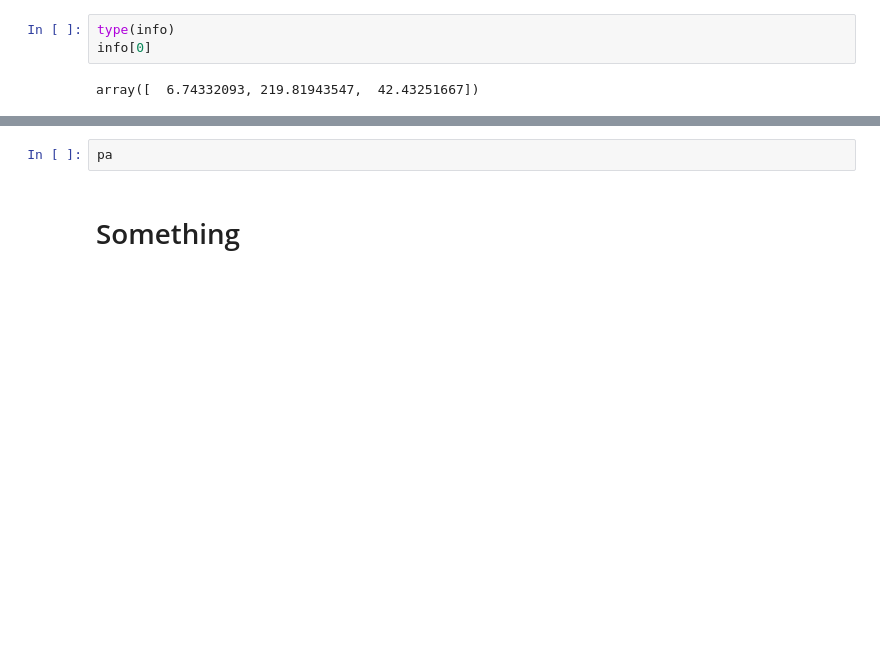
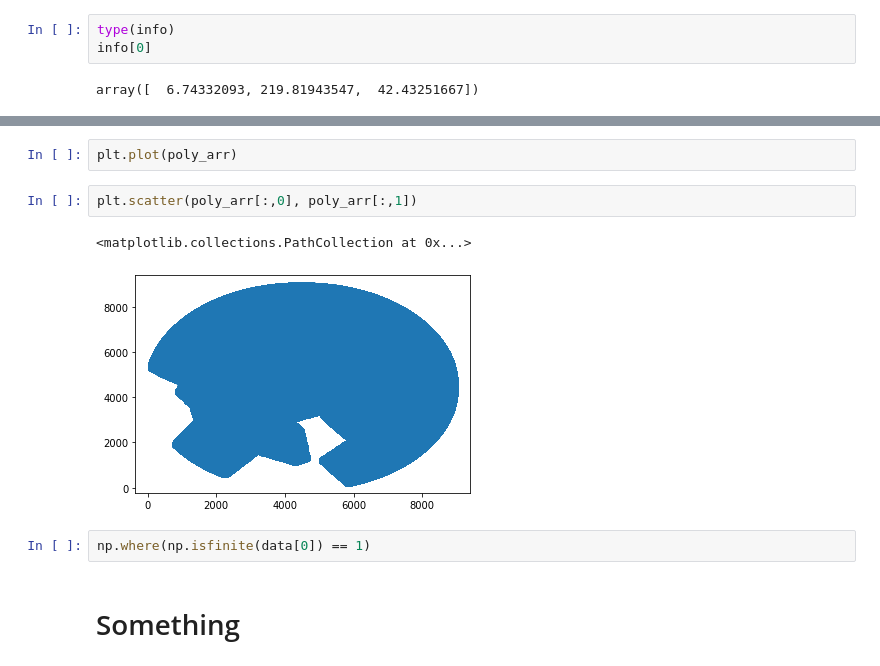
Before and after one commit to JasperO98/dr2, a Jupyter notebook: Jasper/find_edge.ipynb, the cells around one changed output, grey strips where cells are left out. Saved outputs shown, nothing was run; the diff lists cells and outputs as text; blank space fills up the shorter version.

```diff
--- a/Jasper/find_edge.ipynb
+++ b/Jasper/find_edge.ipynb
@@ -212,5 +241,12 @@ pa = asPolygon(poly_arr)
-# %%
-pa
+# %%
+plt.plot(poly_arr)
+# %%
+plt.scatter(poly_arr[:,0], poly_arr[:,1])
+# %% [output]
+<matplotlib.collections.PathCollection at 0x...>
+[figure, added]
+# %%
+np.where(np.isfinite(data[0]) == 1)
 # %% [markdown]
 # Something
 # %%
```
Also changed, not shown: parts of 4 cells of this notebook, 1 other file.
